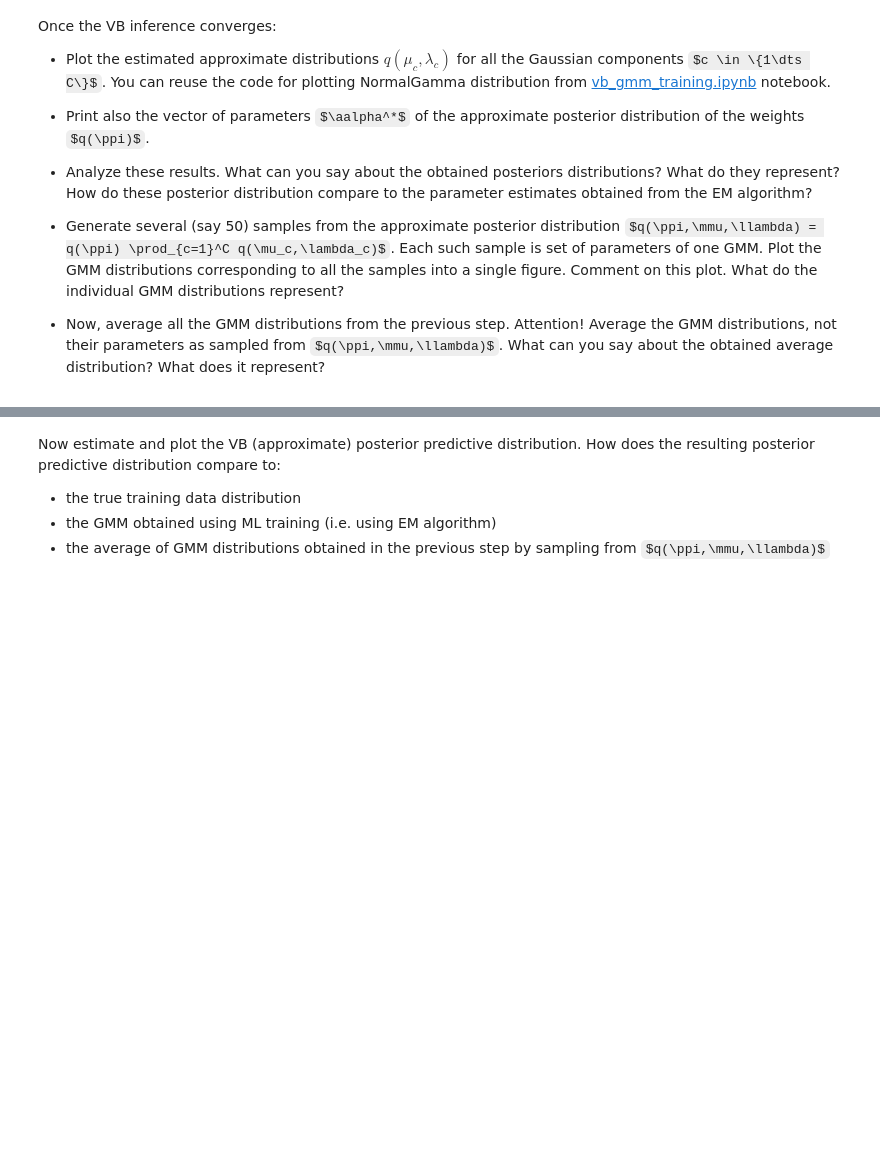
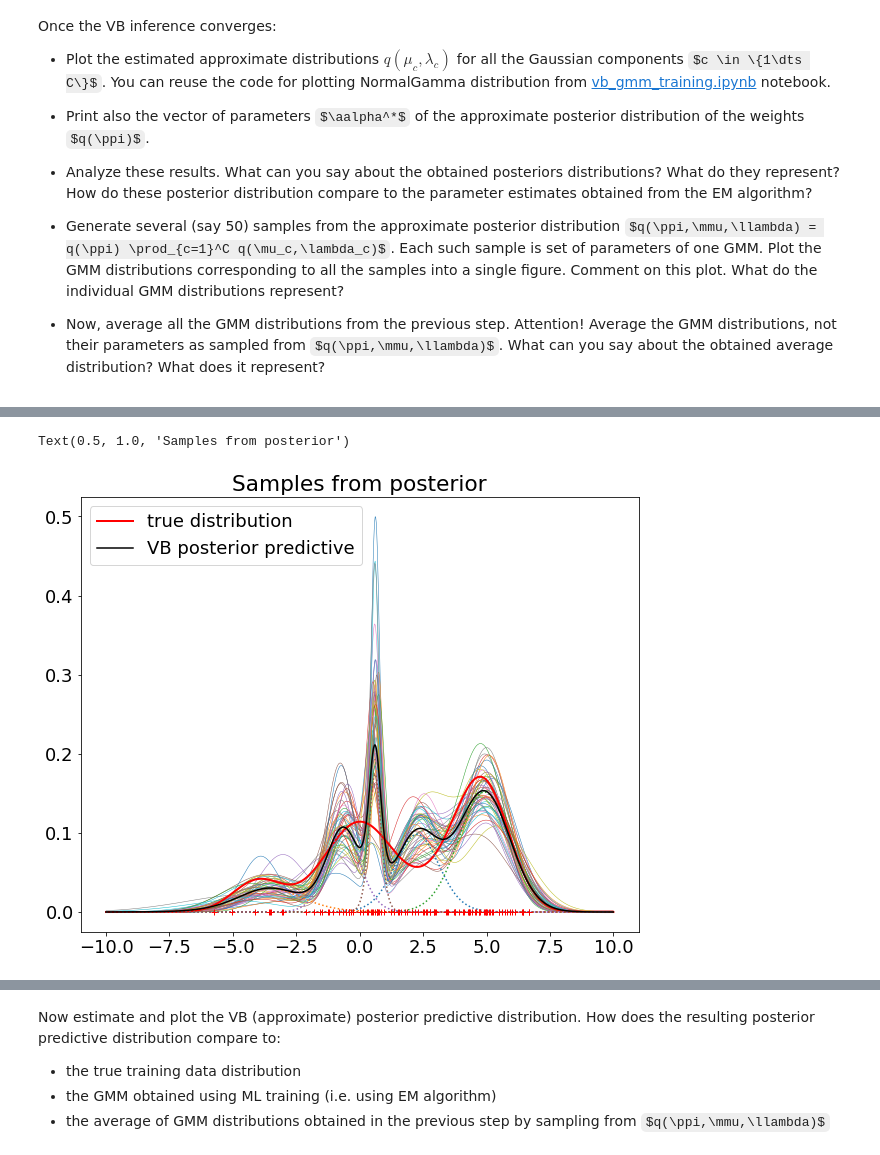
Before and after one commit to andrejPP/BAYA, a Jupyter notebook: BAYa_Assignment2019.ipynb, the cells around one changed output, grey strips where cells are left out. Saved outputs shown, nothing was run; the diff lists cells and outputs as text; code cells hidden in the pictures; some formulas as TeX source; blank space fills up the shorter version.

```diff
--- a/BAYa_Assignment2019.ipynb
+++ b/BAYa_Assignment2019.ipynb
@@ -201,0 +227,15 @@ for _ in range(500):
+# %%
+plt.figure(4)
+for i in range(50):
+  mus_sampled, lmbds_sampled = NormalGamma_rvs(mn, kn, an, bn, 6)
+  pis_sampled = sps.dirichlet.rvs(alphan)
+  #plot_GMM(t, mus_sampled, lmbds_sampled, pis_sampled)
+  plt.plot(t, sps.norm.pdf(t[:,np.newaxis], mus_sampled, 1./np.sqrt(lmbds_sampled)).dot(pis_sampled.T), lw=0.5)
+plt.plot(t, true_GMM_pdf, 'r', lw=2, label='true distribution')
+vb_GMM_pdf=plot_VB_GMM(t, mn, kn, an, bn, alphan)
+plt.plot(x, np.zeros_like(x), '+r')
+plt.legend()
+plt.title('Samples from posterior')
+# %% [output]
+Text(0.5, 1.0, 'Samples from posterior')
+[figure, added]
```
Also changed, not shown: parts of 18 cells of this notebook.
